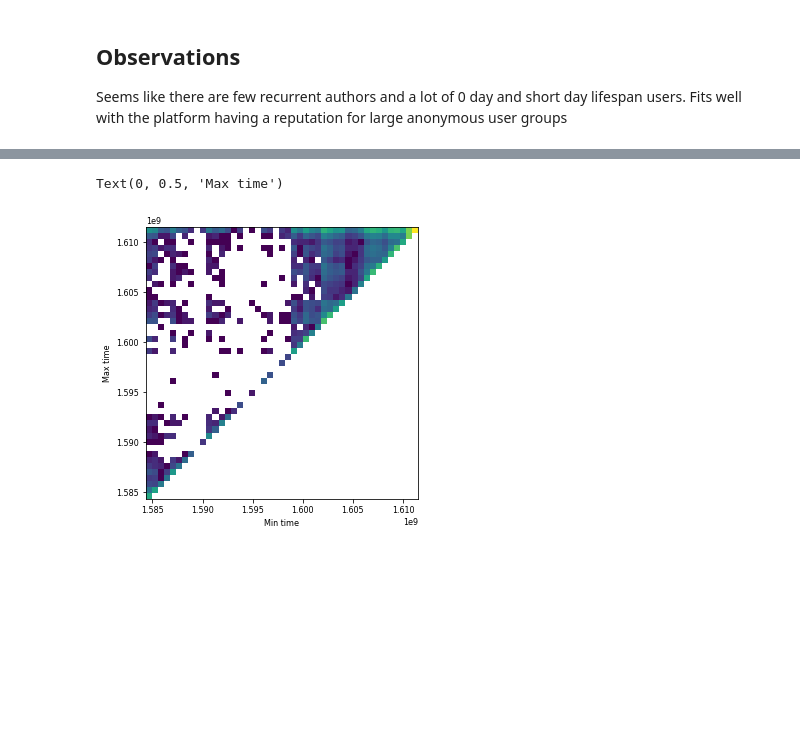
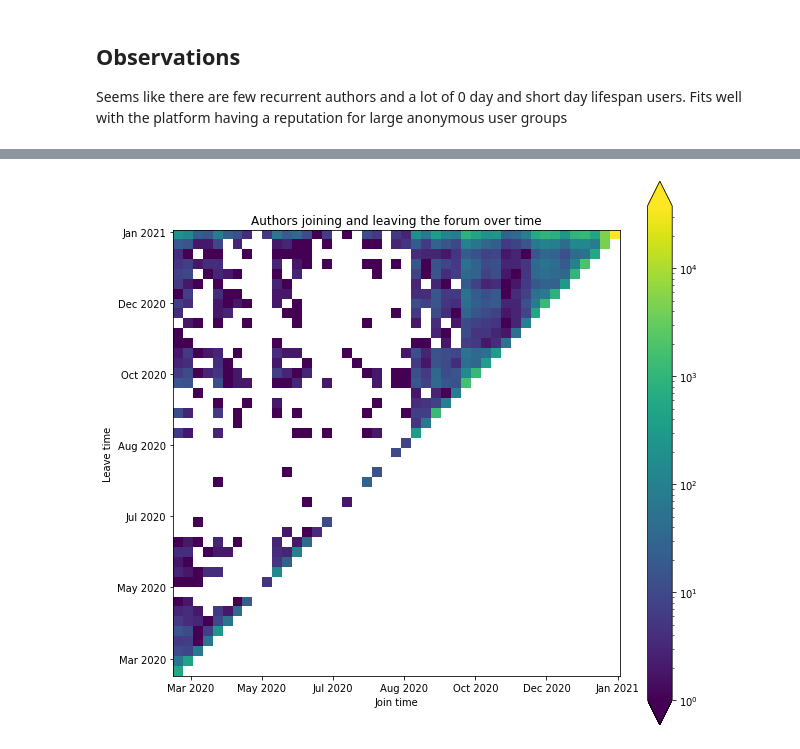
Before and after one commit to wdmdev/comsocsci2021, a Jupyter notebook: lectures/Week2.ipynb, the cells around one changed output, grey strips where cells are left out. Saved outputs shown, nothing was run; the diff lists cells and outputs as text; code cells hidden in the pictures; blank space fills up the shorter version.

```diff
--- a/lectures/Week2.ipynb
+++ b/lectures/Week2.ipynb
@@ -484,8 +486,8 @@ ax.legend()
 Seems like there are few recurrent authors and a lot of 0 day and short day lifespan users.
 Fits well with the platform having a reputation for large anonymous user groups
 # %%
-comm_per_auth_min = comm_per_auth['created'].min()
-comm_per_auth_max = comm_per_auth['created'].max()
+comm_per_auth_min = comm_per_auth['created_date'].min()
+comm_per_auth_max = comm_per_auth['created_date'].max()
 # %%
 comm_per_auth_max.values
 # %% [output]
@@ -494,19 +498,36 @@ array([1.60614422e+09, 1.61132378e+09, 1.61111343e+09, ...,
 # %%
-min_bins = np.logspace(1584366580, 1611486391, 45)
-max_bins = np.logspace(1584366589, 1611486395, 45)
+import matplotlib.dates as mdates
+
+milow =  mdates.date2num(np.min(comm_per_auth_min))
+mihigh = mdates.date2num(np.max(comm_per_auth_min))
+malow =  mdates.date2num(np.min(comm_per_auth_max))
+mahigh = mdates.date2num(np.max(comm_per_auth_max))
+min_bins = np.logspace(milow, mihigh, 45)
+max_bins = np.logspace(malow, malow, 45)
+#max_bins = np.logspace(1584366589, 1611486395, 45)
 width = min_bins[1]-min_bins[0]
-hist, min_edges, max_edges = np.histogram2d(comm_per_auth_min.values, comm_per_auth_max.values,
-                                            range=[[1584366580, 1611486391], [1584366589, 1611486395]],
+hist, min_edges, max_edges = np.histogram2d(mdates.date2num(comm_per_auth_min), mdates.date2num(comm_per_auth_max),
+                                            range=[[milow,mihigh], [malow, mahigh]],
                                                 bins=45)
 # %%
 import datetime as dt
+import pandas
+import matplotlib.dates as mdates
 
-fig, ax = plt.subplots()
-ax.imshow(hist.T, origin='lower',
-            extent=[min_edges[0], min_edges[-1], max_edges[0], max_edges[-1]],
+myfmt = mdates.DateFormatter('%b %Y')
+min_date_edges = min_edges
+max_date_edges = max_edges
+
+fig, ax = plt.subplots(figsize=(10,10))
+pos_neg_clipped = ax.imshow(hist.T, origin='lower',
+            extent=[min_date_edges[0], min_date_edges[-1], max_date_edges[0], max_date_edges[-1]],
             norm=mpl.colors.LogNorm())
-ax.set_xlabel('Min time')
-ax.set_ylabel('Max time')
+ax.set_xlabel('Join time')
+ax.set_ylabel('Leave time')
+ax.xaxis.set_major_formatter(myfmt)
+ax.yaxis.set_major_formatter(myfmt)
+ax.set_title('Authors joining and leaving the forum over time')
+cbar = fig.colorbar(pos_neg_clipped, ax=ax, extend='both')
+cbar.minorticks_on()
 # %% [output]
-Text(0, 0.5, 'Max time')
-[figure, old version]
+[figure, new version]
```
Also changed, not shown: parts of 4 cells of this notebook.
